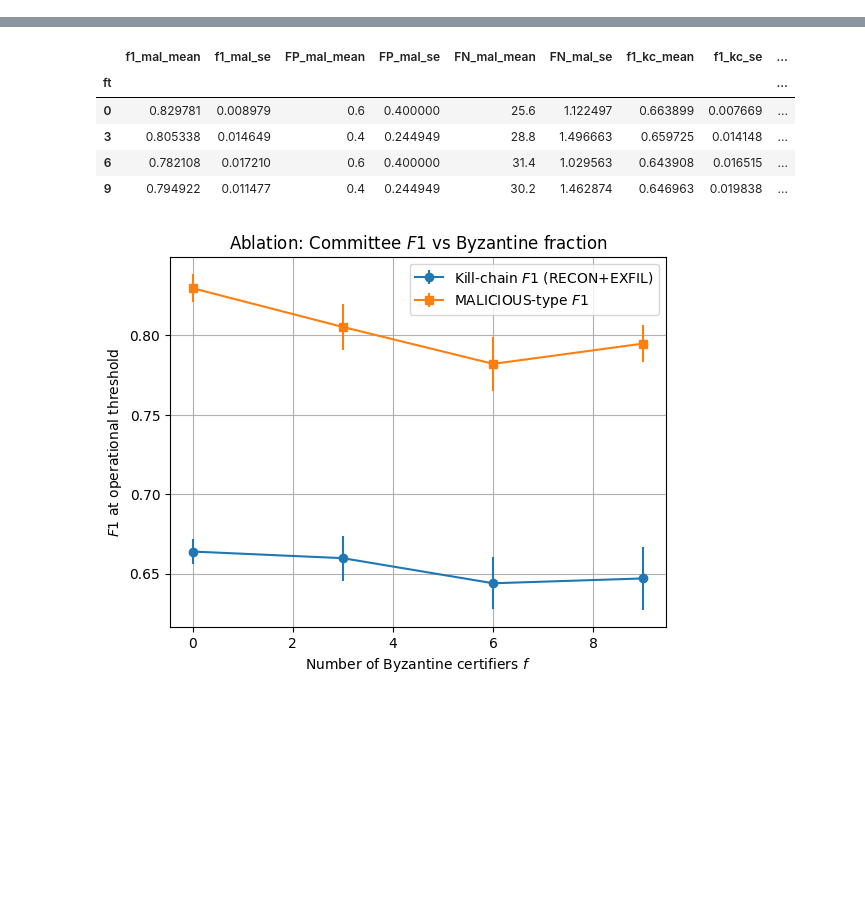
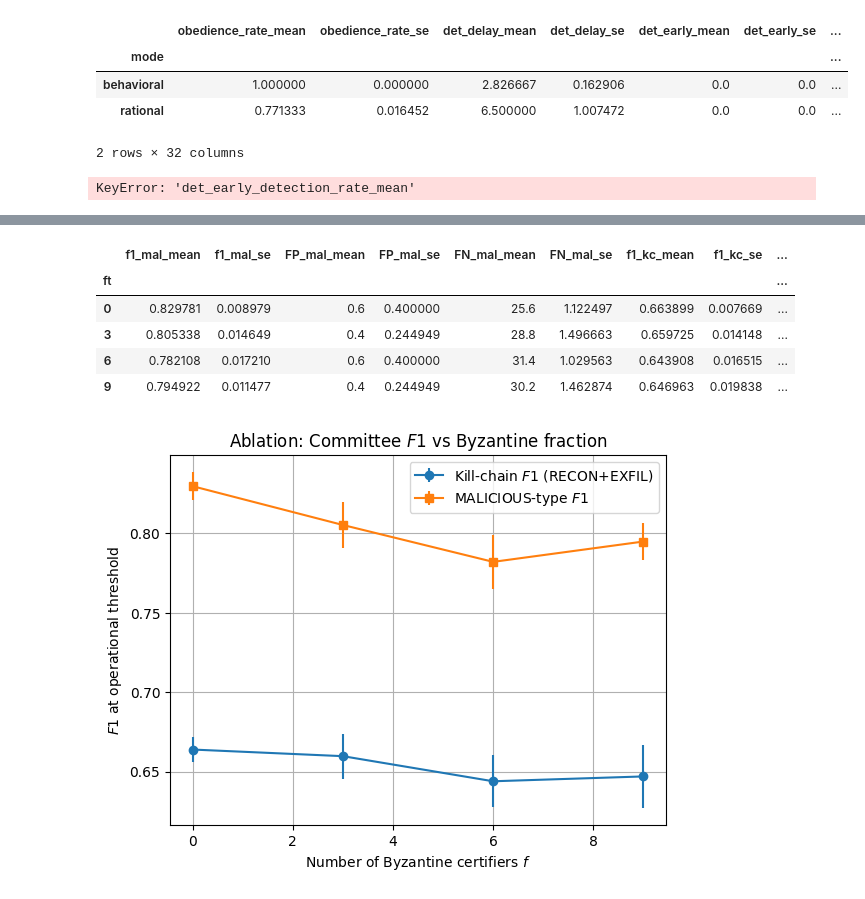
Before and after one commit to javedmshah/btce_insiderthreatmodel, a Jupyter notebook: project/deeper_sim_behavior.ipynb, the cells around one changed output, grey strips where cells are left out. Cells and saved outputs as stored; diff of their text form; code cells hidden in the pictures; blank space fills up the shorter version.

```diff
--- a/project/deeper_sim_behavior.ipynb
+++ b/project/deeper_sim_behavior.ipynb
@@ -1744,3 +1780,61 @@ Calibrated THRESHOLD = 0.949748743718593
+# %%
+table_summary = summarize_behavior_vs_rational(beh_results)
+table_summary
+# %% [output]
+|  | obedience_rate_mean | obedience_rate_se | det_delay_mean | det_delay_se | det_early_mean | det_early_se | ... |
+| mode |  |  |  |  |  |  | ... |
+| behavioral | 1.000000 | 0.000000 | 2.826667 | 0.162906 | 0.0 | 0.0 | ... |
+| rational | 0.771333 | 0.016452 | 6.500000 | 1.007472 | 0.0 | 0.0 | ... |
+2 rows × 32 columns
+# %%
+import numpy as np
+import matplotlib.pyplot as plt
+
+# Assuming table_summary from above
+modes = ["behavioral", "rational"]
+x = np.arange(len(modes))
+
+pre_exfil = table_summary.loc[modes, "pre_exfil_det_rate"].values
+mttd      = table_summary.loc[modes, "mttd_after_exfil"].values
+user_fp   = table_summary.loc[modes, "user_fp_rate"].values
+mal_f1    = table_summary.loc[modes, "mal_period_f1"].values
+
+fig, axes = plt.subplots(1, 2, figsize=(8, 3))
+
+# (a) Pre-exfil detection vs user FP
+ax = axes[0]
+width = 0.35
+
+ax.bar(x - width/2, pre_exfil, width, label="Pre-exfil det. rate")
+ax.bar(x + width/2, user_fp,   width, label="User FP rate")
+
+ax.set_xticks(x)
+ax.set_xticklabels(["Behavioral", "Rational"])
+ax.set_ylabel("Rate")
+ax.set_ylim(0, 1.0)
+ax.set_title("Pre-exfil detection and user false positives")
+ax.legend()
+ax.grid(axis="y", linestyle=":", alpha=0.5)
+
+# (b) MTTD vs Malicious-period F1
+ax = axes[1]
+ax2 = ax.twinx()
+
+ax.bar(x - width/2, mttd, width, label="MTTD after exfil")
+ax2.bar(x + width/2, mal_f1, width, label="Malicious-period F1")
+
+ax.set_xticks(x)
+ax.set_xticklabels(["Behavioral", "Rational"])
+ax.set_ylabel("MTTD (days)")
+ax2.set_ylabel("Malicious-period F1")
+ax.set_title("Detection delay and malicious-period F1")
+ax.grid(axis="y", linestyle=":", alpha=0.5)
+
+fig.suptitle("Behavioral vs Rational Insiders: Pre-exfil Detection and Errors")
+fig.tight_layout()
+plt.show()
+# %% [output]
+KeyError: 'det_early_detection_rate_mean'
 # %%
 def compute_action_f1s(df: pd.DataFrame, threshold: float) -> dict:
     """
```
Also changed, not shown: parts of 14 cells of this notebook, 1 other file.
